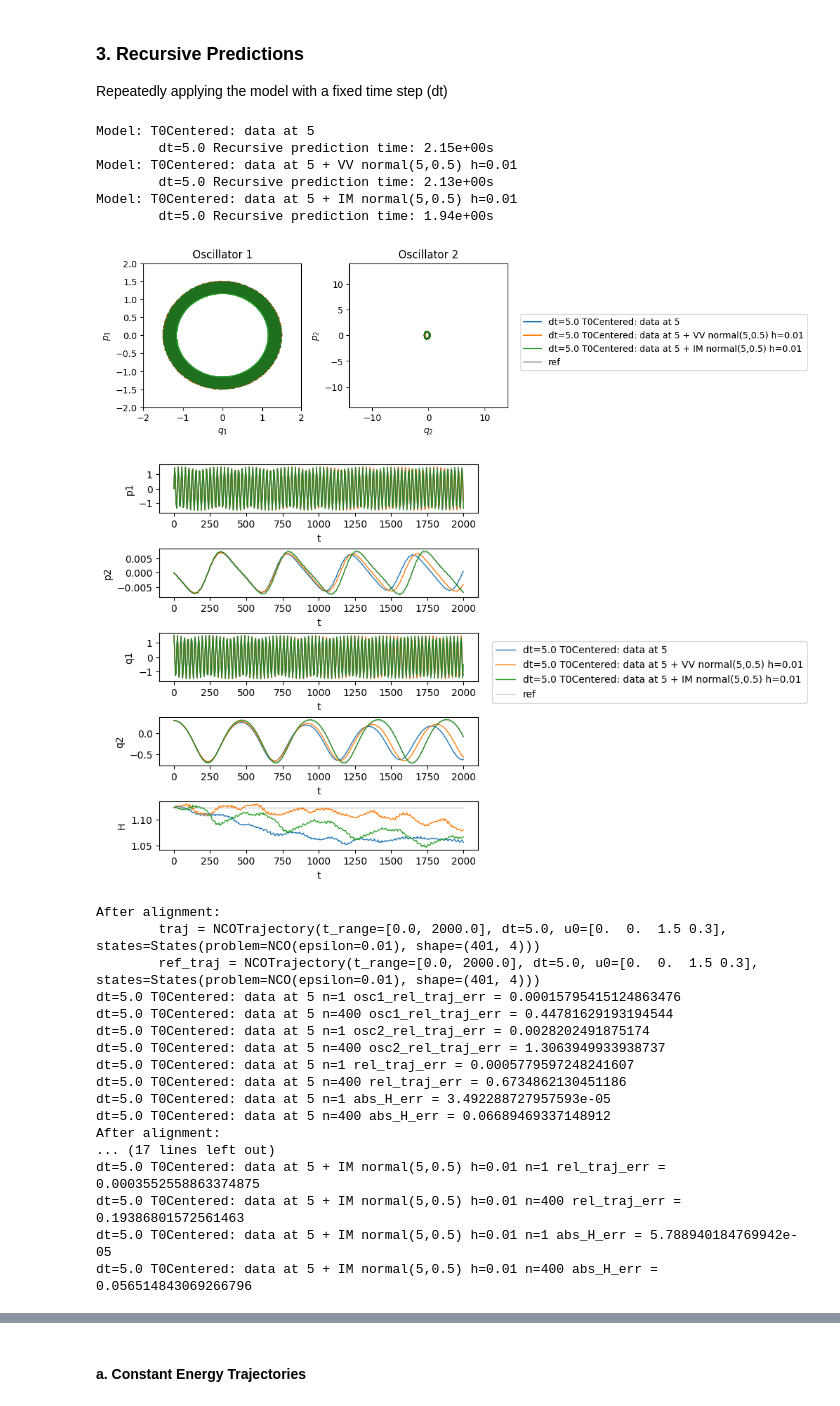
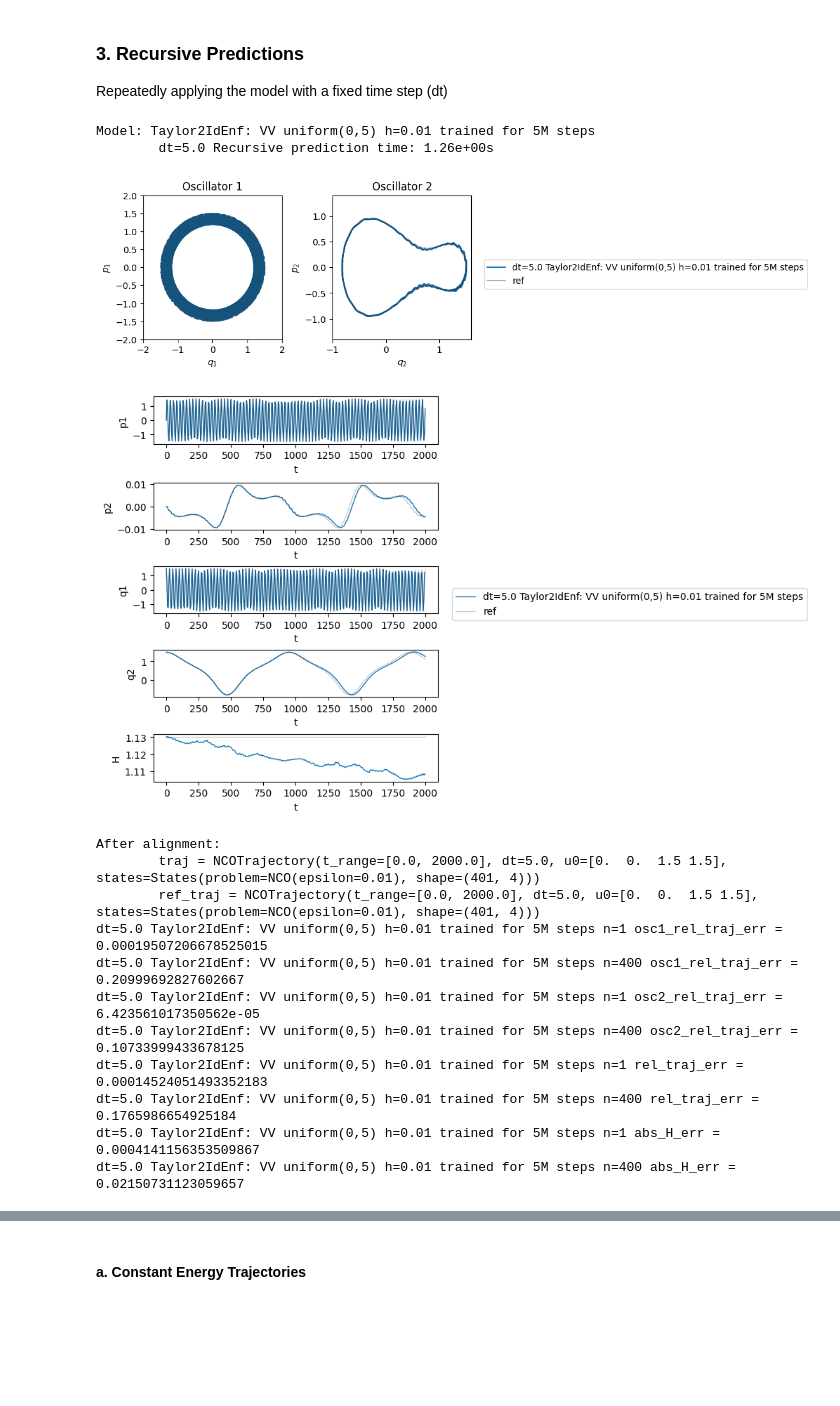
Before and after one commit to fr0420/learnsolnmap, a Jupyter notebook: notebooks/nco/nco_model_evaluation_202504.ipynb, the cells around one changed output, grey strips where cells are left out. Saved outputs shown, nothing was run; the diff lists cells and outputs as text; code cells hidden in the pictures; blank space fills up the shorter version.

Commit message:
update nco model evaluation notebooks

```diff
--- a/notebooks/nco/nco_model_evaluation_202504.ipynb
+++ b/notebooks/nco/nco_model_evaluation_202504.ipynb
@@ -154,16 +154,16 @@ ALL_MODELS = {
 #     "S2F0TaylorIdEnf: VV uniform(0,80) h=0.01",
 # ]  # Experiment with the learnable time interval
 
+SELECTED_MODELS = [
+    "Taylor2IdEnf: VV uniform(0,5) h=0.01 trained for 5M steps",
+]  # Best model for this problem
+
 # SELECTED_MODELS = [
-#     "Taylor2IdEnf: VV uniform(0,5) h=0.01 trained for 5M steps",
-# ]  # Best model for this problem
-
-SELECTED_MODELS = [
-    "T0Centered: data at 5",
-    # "T0Centered: data at 5 v2",
-    "T0Centered: data at 5 + VV normal(5,0.5) h=0.01",
-    "T0Centered: data at 5 + IM normal(5,0.5) h=0.01",
-]  # Experiment with residual regularization
+#     "T0Centered: data at 5",
+#     # "T0Centered: data at 5 v2",
+#     "T0Centered: data at 5 + VV normal(5,0.5) h=0.01",
+#     "T0Centered: data at 5 + IM normal(5,0.5) h=0.01",
+# ]  # Experiment with residual regularization
 
 models = []
 model_labels = []
@@ -291,7 +286,7 @@ if show_coarse_ref:
     )
 
 # Generate predictions
-t_list = np.arange(0, 10, 0.01)
+t_list = np.arange(0, 20, 0.01)
 pred_trajs = [Trajectory.from_vx(t_list, one_step_predict(model, u0, t_list, params), **params)
               for model in models]
 
@@ -303,13 +298,13 @@ if show_taylor:
 # --- Plot ---
 
 # Set model labels for plotting
-model_labels_for_plotting = [
-    r"$\Phi_{[0,20]}$",
-    r"$\Phi_{[0,40]}$",
-    r"$\Phi_{[0,80]}$"
-]
+# model_labels_for_plotting = [
+#     r"$\Phi_{[0,20]}$",
+#     r"$\Phi_{[0,40]}$",
+#     r"$\Phi_{[0,80]}$"
+# ]
 # If you want to use the original model_labels, uncomment the following line:
-# model_labels_for_plotting = model_labels
+model_labels_for_plotting = model_labels
 
 # Gather all trajectories, their corresponding labels, and colors for visualization
 all_trajs, all_labels, all_colors = build_trajectory_list(
@@ -478,7 +473,7 @@ def build_recursive_trajectory_list(pred_trajs, labels, ref_traj, dt_list, T_end
 epsilon = 0.01
 params = {"epsilon": epsilon}
 processor = NCO(epsilon=epsilon)
-ref_traj_idx = 3
+ref_traj_idx = 1
 
 # Recursive prediction parameters
 T_end = 2000
@@ -486,7 +481,7 @@ dt_list = [5.0]  # Time steps for recursive evaluation
 show_timing = True  # Whether to show prediction timing
 
 # Load reference trajectory
-ref_filepaths = NCO.get_reference_filepaths('fixed_q1')
+ref_filepaths = NCO.get_reference_filepaths('constant_energy')
 ref_traj = Trajectory.load_from_file(
     ref_filepaths[epsilon][ref_traj_idx]["filepath"],
     dt=ref_filepaths[epsilon][ref_traj_idx]["dt"], **params
@@ -519,58 +514,48 @@ all_trajs, all_labels, all_colors = build_recursive_trajectory_list(
 )
 
 # Plot phase space
-# phase_space_axis_lims = [[(-2, 2), (-2, 2)], [(-1, 1.6), (-1.4, 1.4)]]
-phase_space_axis_lims = [[(-2, 2), (-2, 2)], [(-14, 14), (-14, 14)]]
+phase_space_axis_lims = [[(-2, 2), (-2, 2)], [(-1, 1.6), (-1.4, 1.4)]]
+# phase_space_axis_lims = [[(-2, 2), (-2, 2)], [(-14, 14), (-14, 14)]]
 viz.plot_phase_space(
     all_trajs,
     axis_lims=phase_space_axis_lims,
     legend_labels=all_labels,
     show_legend=True,
     figsize=(11, 3)
 )
 
 # Plot trajectory history
 viz.plot_history(
     all_trajs,
     func_dict={
         'p1': lambda u: u[:, 0], 'p2': lambda u: u[:, 1],
         'q1': lambda u: u[:, 2], 'q2': lambda u: u[:, 3],
         'H': lambda u: processor.compute_hamiltonian(u),
     },
     xlabel='t', legend_labels=all_labels, colors=all_colors,
     show_legend=True, figsize=(10, 6),
 )
 
 # Plot errors against reference
 viz.plot_errors(
     pred_trajs, ref_traj,
     error_names=["osc1_rel_traj_err", "osc2_rel_traj_err", "rel_traj_err", "abs_H_err"],
     legend_labels=labels, show_legend=True,
     ylims=[(1e-4, 1e1)]*4, log_xscale=True, figsize=(10, 6),
 )
 # %% [output]
-Model: T0Centered: data at 5
-        dt=5.0 Recursive prediction time: 2.15e+00s
-Model: T0Centered: data at 5 + VV normal(5,0.5) h=0.01
-        dt=5.0 Recursive prediction time: 2.13e+00s
-Model: T0Centered: data at 5 + IM normal(5,0.5) h=0.01
-        dt=5.0 Recursive prediction time: 1.94e+00s
+Model: Taylor2IdEnf: VV uniform(0,5) h=0.01 trained for 5M steps
+        dt=5.0 Recursive prediction time: 1.26e+00s
-[figure, old version]
+[figure, new version]
-[figure, old version]
+[figure, new version]
 After alignment:
-        traj = NCOTrajectory(t_range=[0.0, 2000.0], dt=5.0, u0=[0.  0.  1.5 0.3], states=States(problem=NCO(epsilon=0.01), shape=(401, 4)))
-        ref_traj = NCOTrajectory(t_range=[0.0, 2000.0], dt=5.0, u0=[0.  0.  1.5 0.3], states=States(problem=NCO(epsilon=0.01), shape=(401, 4)))
-dt=5.0 T0Centered: data at 5 n=1 osc1_rel_traj_err = 0.00015795415124863476
-dt=5.0 T0Centered: data at 5 n=400 osc1_rel_traj_err = 0.44781629193194544
-dt=5.0 T0Centered: data at 5 n=1 osc2_rel_traj_err = 0.0028202491875174
-dt=5.0 T0Centered: data at 5 n=400 osc2_rel_traj_err = 1.3063949933938737
-dt=5.0 T0Centered: data at 5 n=1 rel_traj_err = 0.0005779597248241607
-dt=5.0 T0Centered: data at 5 n=400 rel_traj_err = 0.6734862130451186
-dt=5.0 T0Centered: data at 5 n=1 abs_H_err = 3.492288727957593e-05
-dt=5.0 T0Centered: data at 5 n=400 abs_H_err = 0.06689469337148912
-After alignment:
-... (17 lines left out)
-dt=5.0 T0Centered: data at 5 + IM normal(5,0.5) h=0.01 n=1 rel_traj_err = 0.0003552558863374875
-dt=5.0 T0Centered: data at 5 + IM normal(5,0.5) h=0.01 n=400 rel_traj_err = 0.19386801572561463
-dt=5.0 T0Centered: data at 5 + IM normal(5,0.5) h=0.01 n=1 abs_H_err = 5.788940184769942e-05
-dt=5.0 T0Centered: data at 5 + IM normal(5,0.5) h=0.01 n=400 abs_H_err = 0.056514843069266796
+        traj = NCOTrajectory(t_range=[0.0, 2000.0], dt=5.0, u0=[0.  0.  1.5 1.5], states=States(problem=NCO(epsilon=0.01), shape=(401, 4)))
+        ref_traj = NCOTrajectory(t_range=[0.0, 2000.0], dt=5.0, u0=[0.  0.  1.5 1.5], states=States(problem=NCO(epsilon=0.01), shape=(401, 4)))
+dt=5.0 Taylor2IdEnf: VV uniform(0,5) h=0.01 trained for 5M steps n=1 osc1_rel_traj_err = 0.00019507206678525015
+dt=5.0 Taylor2IdEnf: VV uniform(0,5) h=0.01 trained for 5M steps n=400 osc1_rel_traj_err = 0.20999692827602667
+dt=5.0 Taylor2IdEnf: VV uniform(0,5) h=0.01 trained for 5M steps n=1 osc2_rel_traj_err = 6.423561017350562e-05
+dt=5.0 Taylor2IdEnf: VV uniform(0,5) h=0.01 trained for 5M steps n=400 osc2_rel_traj_err = 0.10733999433678125
+dt=5.0 Taylor2IdEnf: VV uniform(0,5) h=0.01 trained for 5M steps n=1 rel_traj_err = 0.00014524051493352183
+dt=5.0 Taylor2IdEnf: VV uniform(0,5) h=0.01 trained for 5M steps n=400 rel_traj_err = 0.1765986654925184
+dt=5.0 Taylor2IdEnf: VV uniform(0,5) h=0.01 trained for 5M steps n=1 abs_H_err = 0.0004141156353509867
+dt=5.0 Taylor2IdEnf: VV uniform(0,5) h=0.01 trained for 5M steps n=400 abs_H_err = 0.02150731123059657
```
Also changed, not shown: parts of 7 cells of this notebook, 1 other file.
